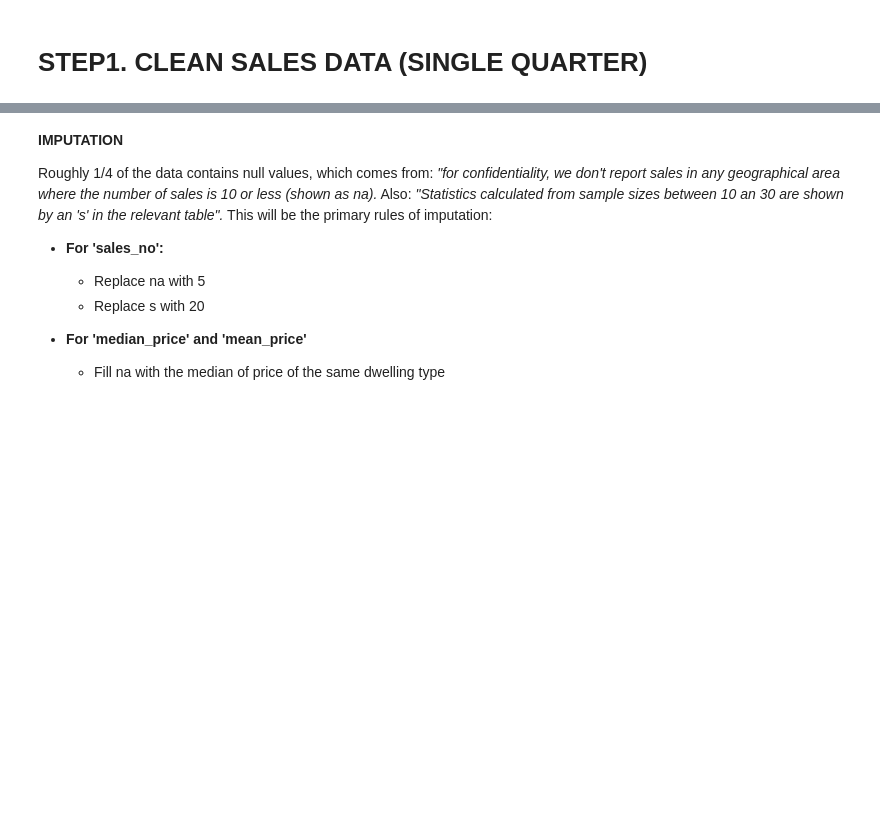
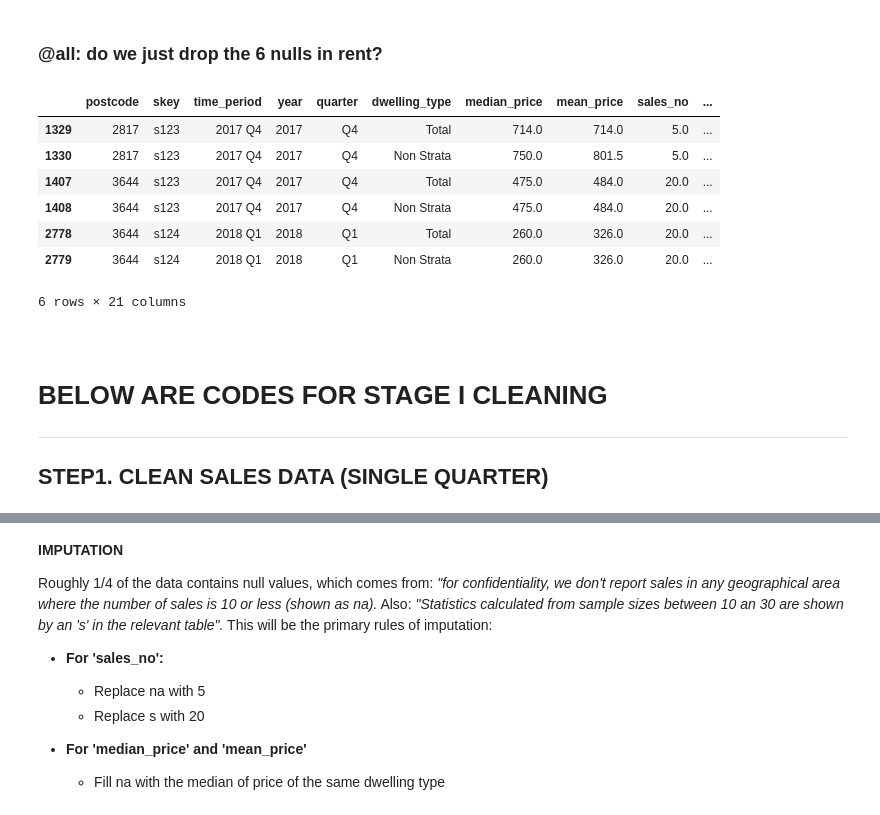
Before and after one commit to walthersy/NSW-house-price, a Jupyter notebook: Data Cleaning Process.ipynb, the cells around one changed output, grey strips where cells are left out. Cells and saved outputs as stored; diff of their text form; code cells hidden in the pictures; blank space fills up the shorter version.

Commit message:
First version of master sales/rent csv

```diff
--- a/Data Cleaning Process.ipynb
+++ b/Data Cleaning Process.ipynb
@@ -3,0 +182,12 @@ import numpy as np
+# %%
+# Update column name of 'key'
+rent_full = rent_full.rename(columns={'key':'rkey'})
+
+
+# Change columns order
+cols = ['postcode', 'rkey', 'time_period', 'median_rent_newb', 'new_bonds_no', 'total_bonds_no',
+       'Qdelta_median_rent', 'Qdelta_new_bonds', 'Adelta_median_rent',
+       'Adelta_new_bonds']
+rent_full = rent_full[cols]
+
+rent_full.head()
@@ -3,0 +208,4 @@ import numpy as np
+# %%
+# Remove Q3 2017 data from saels_full
+sales_full = sales_full.drop(sales_full[sales_full['time_period']=='2017 Q3'].index)
+sales_full.groupby('time_period').size()
@@ -3,0 +228,9 @@ import numpy as np
+# %%
+# Change the name of 'key' column from sales to 'skey' to differentiate from 'rkey' in rent
+sales_full = sales_full.rename(columns={'key':'skey'})
+# %%
+sales_rent_full = pd.merge(sales_full, rent_full, how='left',
+                           left_on=['postcode','time_period'],
+                           right_on=['postcode', 'time_period'])
+
+sales_rent_full.head()
@@ -3,0 +286,14 @@ import numpy as np
+# %% [markdown]
+### @all: do we just drop the 6 nulls in rent?
+# %%
+# Check the 6 postcodes that are null in rent:
+sales_rent_full.loc[sales_rent_full['rkey'].isnull()]
+# %% [output]
+|  | postcode | skey | time_period | year | quarter | dwelling_type | median_price | mean_price | sales_no | ... |
+| 1329 | 2817 | s123 | 2017 Q4 | 2017 | Q4 | Total | 714.0 | 714.0 | 5.0 | ... |
+| 1330 | 2817 | s123 | 2017 Q4 | 2017 | Q4 | Non Strata | 750.0 | 801.5 | 5.0 | ... |
+| 1407 | 3644 | s123 | 2017 Q4 | 2017 | Q4 | Total | 475.0 | 484.0 | 20.0 | ... |
+| 1408 | 3644 | s123 | 2017 Q4 | 2017 | Q4 | Non Strata | 475.0 | 484.0 | 20.0 | ... |
+| 2778 | 3644 | s124 | 2018 Q1 | 2018 | Q1 | Total | 260.0 | 326.0 | 20.0 | ... |
+| 2779 | 3644 | s124 | 2018 Q1 | 2018 | Q1 | Non Strata | 260.0 | 326.0 | 20.0 | ... |
+6 rows × 21 columns
@@ -4,5 +302,11 @@ import numpy as np
 # %% [markdown]
-# STEP1. CLEAN SALES DATA (SINGLE QUARTER) #
+
+<BR>
+
+# BELOW ARE CODES FOR STAGE I CLEANING
+______
+
+## STEP1. CLEAN SALES DATA (SINGLE QUARTER) #
 # %%
 # Read one file at a time into df, name df by 's'+'issue number ''
 s136 = "Files/Sales/2019_2021/Issue-136-Sales-tables-March-2021-quarter.xlsx"
```
Also changed, not shown: parts of 43 cells of this notebook, 4 other files.
